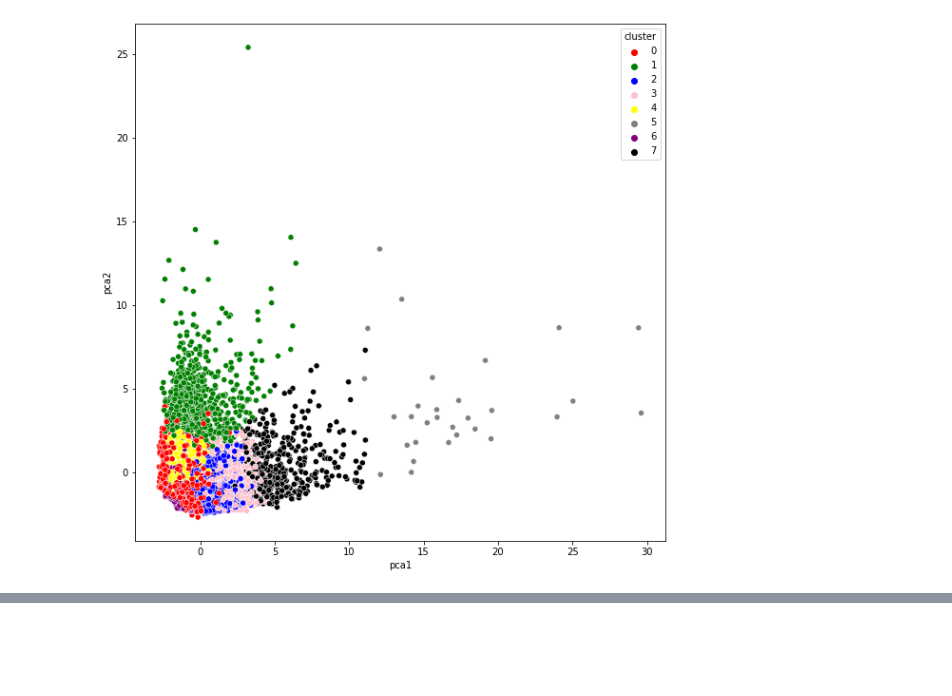
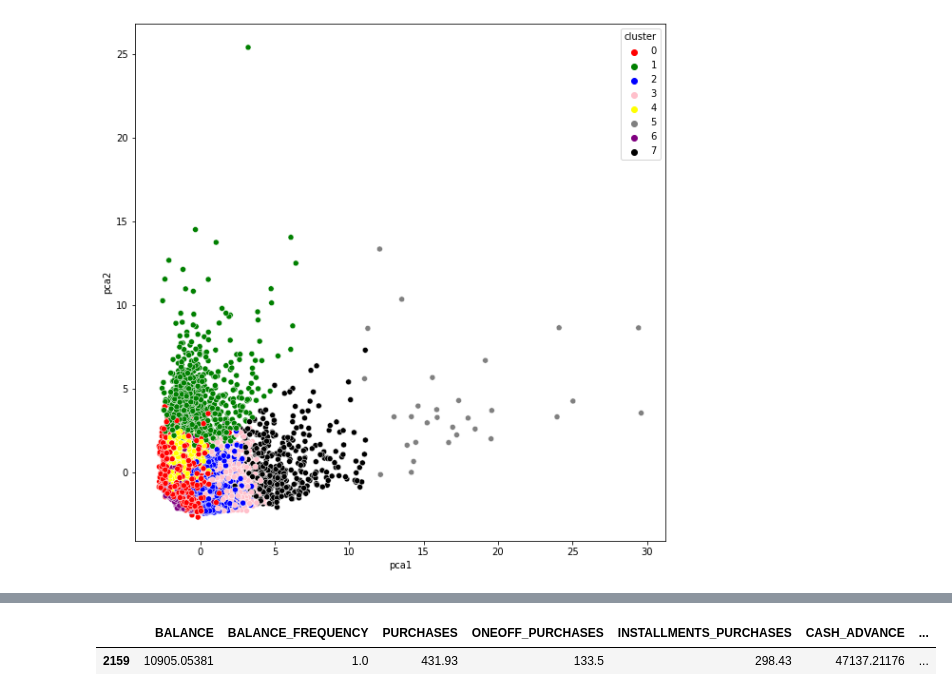
Before and after one commit to Abhishek110299/machine-learning, a Jupyter notebook: customer_segmentation.ipynb, the cells around one changed output, grey strips where cells are left out. Saved outputs shown, nothing was run; the diff lists cells and outputs as text; code cells hidden in the pictures; blank space fills up the shorter version.

```diff
--- a/customer_segmentation.ipynb
+++ b/customer_segmentation.ipynb
@@ -242,0 +258,9 @@ plt.show()
+# %%
+# Let's see who made cash advance of $47137!
+# This customer made 123 cash advance transactions!!
+# Never paid credit card in full
+
+df[df['CASH_ADVANCE'] == 47137.211760000006]
+# %% [output]
+|  | BALANCE | BALANCE_FREQUENCY | PURCHASES | ONEOFF_PURCHASES | INSTALLMENTS_PURCHASES | CASH_ADVANCE | ... |
+| 2159 | 10905.05381 | 1.0 | 431.93 | 133.5 | 298.43 | 47137.21176 | ... |
```
Also changed, not shown: parts of 5 cells of this notebook.
